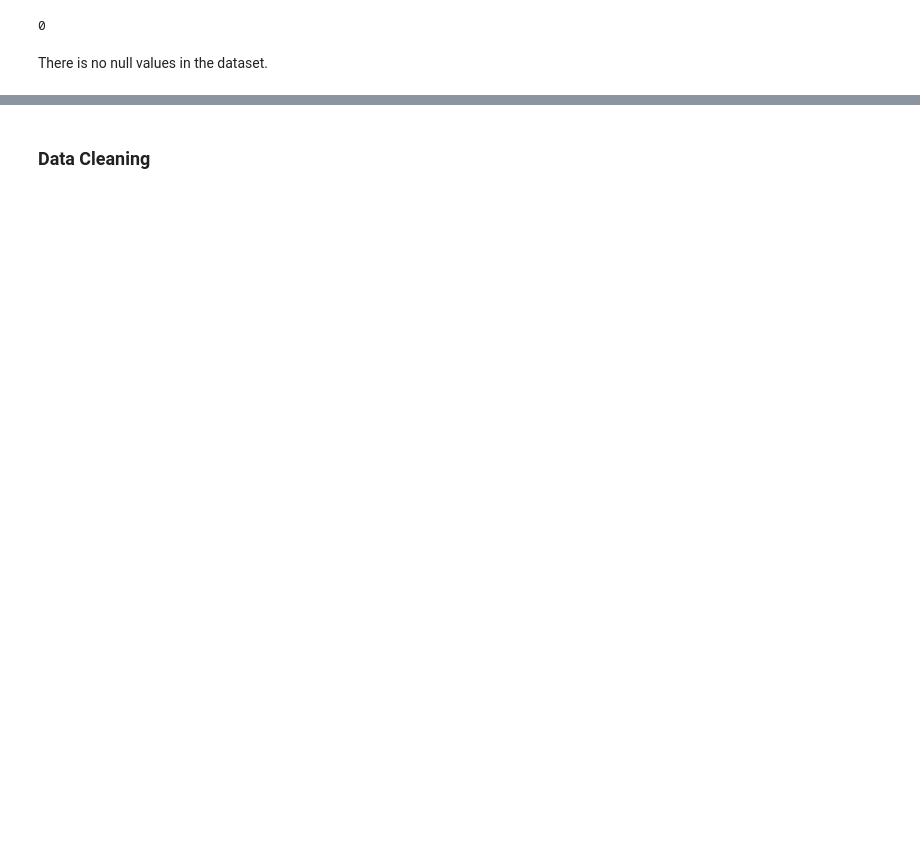
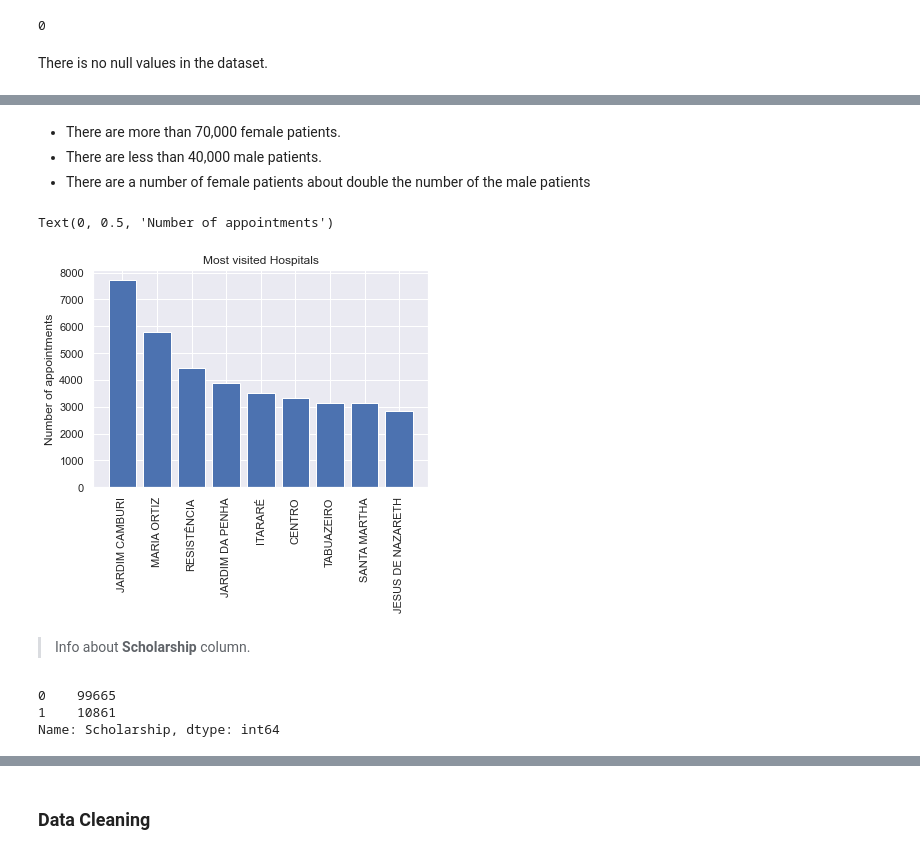
Before and after one commit to mo7amed7assan1911/Medical-Appointment-No-Shows, a Jupyter notebook: Investigate_a_Dataset.ipynb, the cells around one changed output, grey strips where cells are left out. Saved outputs shown, nothing was run; the diff lists cells and outputs as text; code cells hidden in the pictures; blank space fills up the shorter version.

```diff
--- a/Investigate_a_Dataset.ipynb
+++ b/Investigate_a_Dataset.ipynb
@@ -126,0 +189,25 @@ There is no null values in the dataset.
+# %% [markdown]
+* There are more than 70,000 female patients.
+* There are less than 40,000 male patients.
+* There are a number of female patients about double the number of the male patients
+# %%
+most_visited_hospitals = df.Neighbourhood.value_counts()[0: 9]
+names = most_visited_hospitals.index
+sns.set()
+fig, ax = plt.subplots()
+ax.bar(most_visited_hospitals.index, most_visited_hospitals.values);
+plt.xticks(rotation=90);
+ax.set_title('Most visited Hospitals')
+ax.set_ylabel('Number of appointments')
+# %% [output]
+Text(0, 0.5, 'Number of appointments')
+[figure, added]
+# %% [markdown]
+> Info about **Scholarship** column.
+# %%
+Data = df['Scholarship'].value_counts()
+Data
+# %% [output]
+0    99665
+1    10861
+Name: Scholarship, dtype: int64
```
Also changed, not shown: parts of 52 cells of this notebook.
